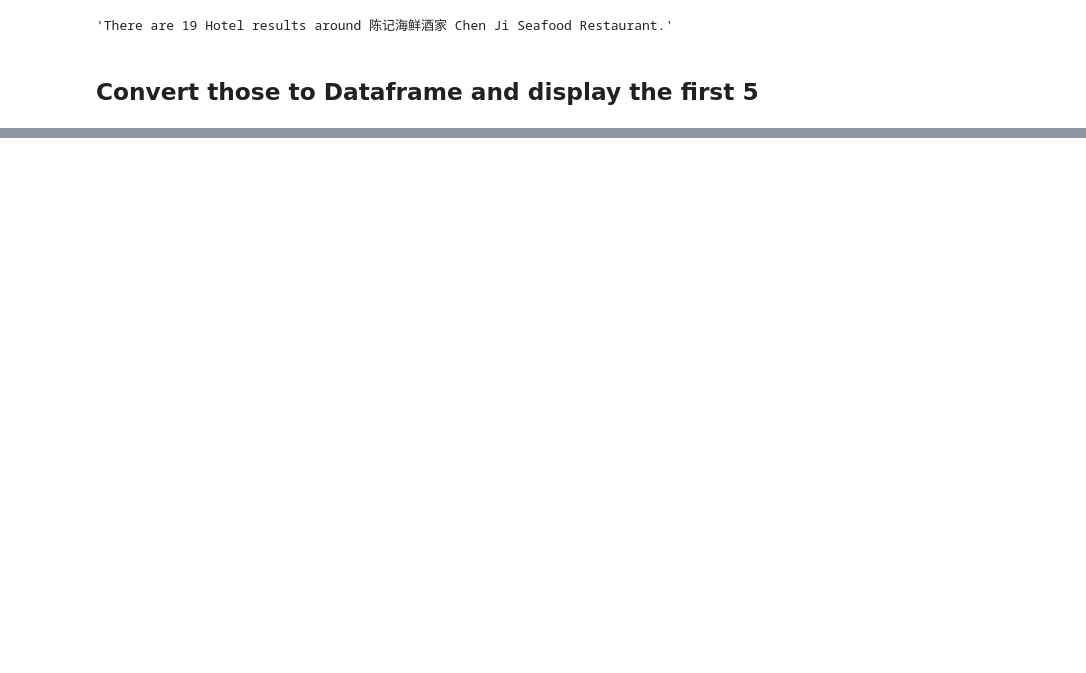
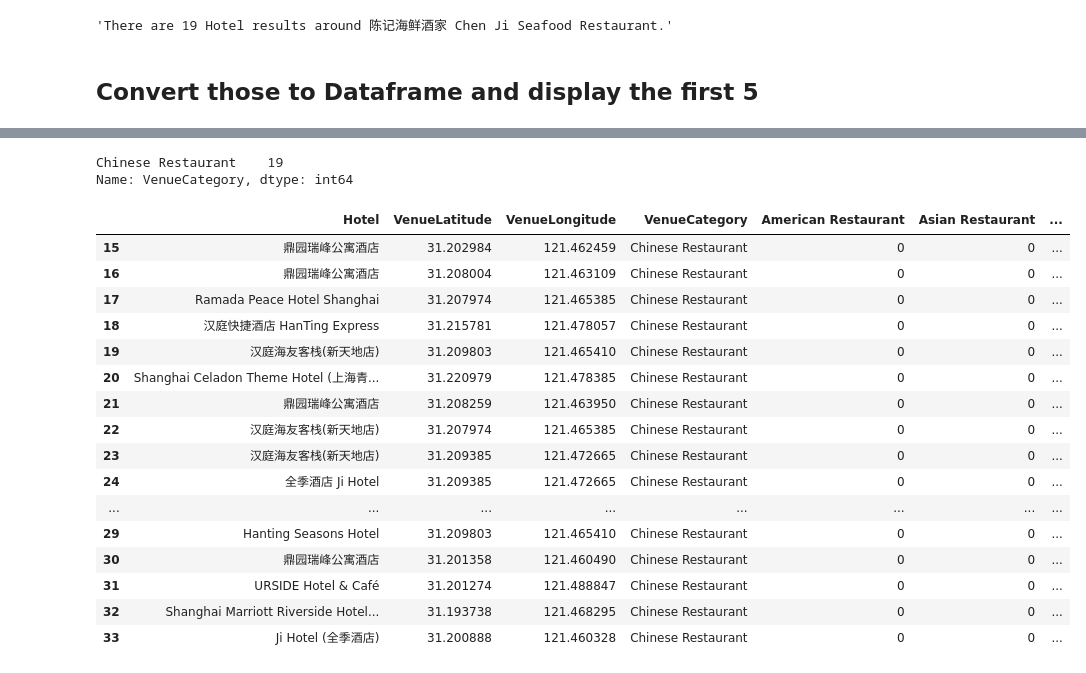
Before and after one commit to csloz/Coursera_Capstone, a Jupyter notebook: Neighbourhood Battles.ipynb, the cells around one changed output, grey strips where cells are left out. Cells and saved outputs as stored; diff of their text form; code cells hidden in the pictures; blank space fills up the shorter version.

```diff
--- a/Neighbourhood Battles.ipynb
+++ b/Neighbourhood Battles.ipynb
@@ -480,0 +603,2 @@ map_clusters
+# %%
+merged.drop(['key_0'],axis=1,inplace=True)
@@ -480,0 +616,6 @@ map_clusters
+# %%
+clustering = merged.drop(['Hotel','HotelLat','HotelLong','VenueName','VenueLatitude','VenueLongitude','VenueCategory'],axis=1)
+# %%
+k=5
+kmeans = KMeans(n_clusters=k,random_state=0).fit(clustering)
+kmeans.labels_[0:10]
@@ -480,0 +632,2 @@ map_clusters
+# %%
+merged.insert(0,'ClusterLabels', kmeans.labels_)
@@ -480,0 +703,25 @@ map_clusters
+# %%
+clustering_1 = merged.loc[merged['ClusterLabels'] == 1, merged.columns[[1] + list(range(5, merged.shape[1]))]]
+
+print(clustering_1['VenueCategory'].value_counts())
+display_html (clustering_1)
+# %% [output]
+Chinese Restaurant    19
+Name: VenueCategory, dtype: int64
+|  | Hotel | VenueLatitude | VenueLongitude | VenueCategory | American Restaurant | Asian Restaurant | ... |
+| 15 | 鼎园瑞峰公寓酒店 | 31.202984 | 121.462459 | Chinese Restaurant | 0 | 0 | ... |
+| 16 | 鼎园瑞峰公寓酒店 | 31.208004 | 121.463109 | Chinese Restaurant | 0 | 0 | ... |
+| 17 | Ramada Peace Hotel Shanghai | 31.207974 | 121.465385 | Chinese Restaurant | 0 | 0 | ... |
+| 18 | 汉庭快捷酒店 HanTing Express | 31.215781 | 121.478057 | Chinese Restaurant | 0 | 0 | ... |
+| 19 | 汉庭海友客栈(新天地店) | 31.209803 | 121.465410 | Chinese Restaurant | 0 | 0 | ... |
+| 20 | Shanghai Celadon Theme Hotel (上海青... | 31.220979 | 121.478385 | Chinese Restaurant | 0 | 0 | ... |
+| 21 | 鼎园瑞峰公寓酒店 | 31.208259 | 121.463950 | Chinese Restaurant | 0 | 0 | ... |
+| 22 | 汉庭海友客栈(新天地店) | 31.207974 | 121.465385 | Chinese Restaurant | 0 | 0 | ... |
+| 23 | 汉庭海友客栈(新天地店) | 31.209385 | 121.472665 | Chinese Restaurant | 0 | 0 | ... |
+| 24 | 全季酒店 Ji Hotel | 31.209385 | 121.472665 | Chinese Restaurant | 0 | 0 | ... |
+| ... | ... | ... | ... | ... | ... | ... | ... |
+| 29 | Hanting Seasons Hotel | 31.209803 | 121.465410 | Chinese Restaurant | 0 | 0 | ... |
+| 30 | 鼎园瑞峰公寓酒店 | 31.201358 | 121.460490 | Chinese Restaurant | 0 | 0 | ... |
+| 31 | URSIDE Hotel & Café | 31.201274 | 121.488847 | Chinese Restaurant | 0 | 0 | ... |
+| 32 | Shanghai Marriott Riverside Hotel... | 31.193738 | 121.468295 | Chinese Restaurant | 0 | 0 | ... |
+| 33 | Ji Hotel (全季酒店) | 31.200888 | 121.460328 | Chinese Restaurant | 0 | 0 | ... |
```
Also changed, not shown: parts of 43 cells of this notebook.
